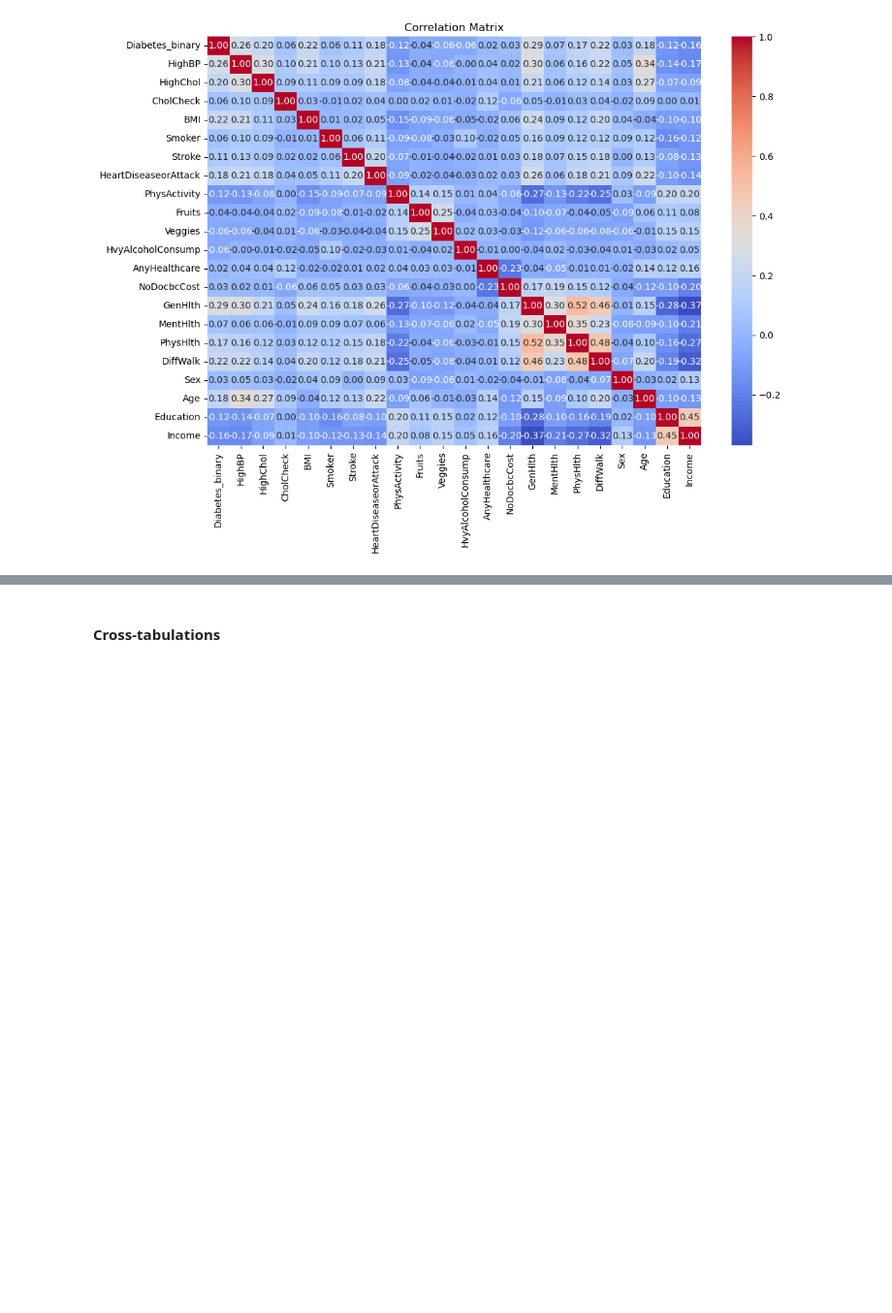
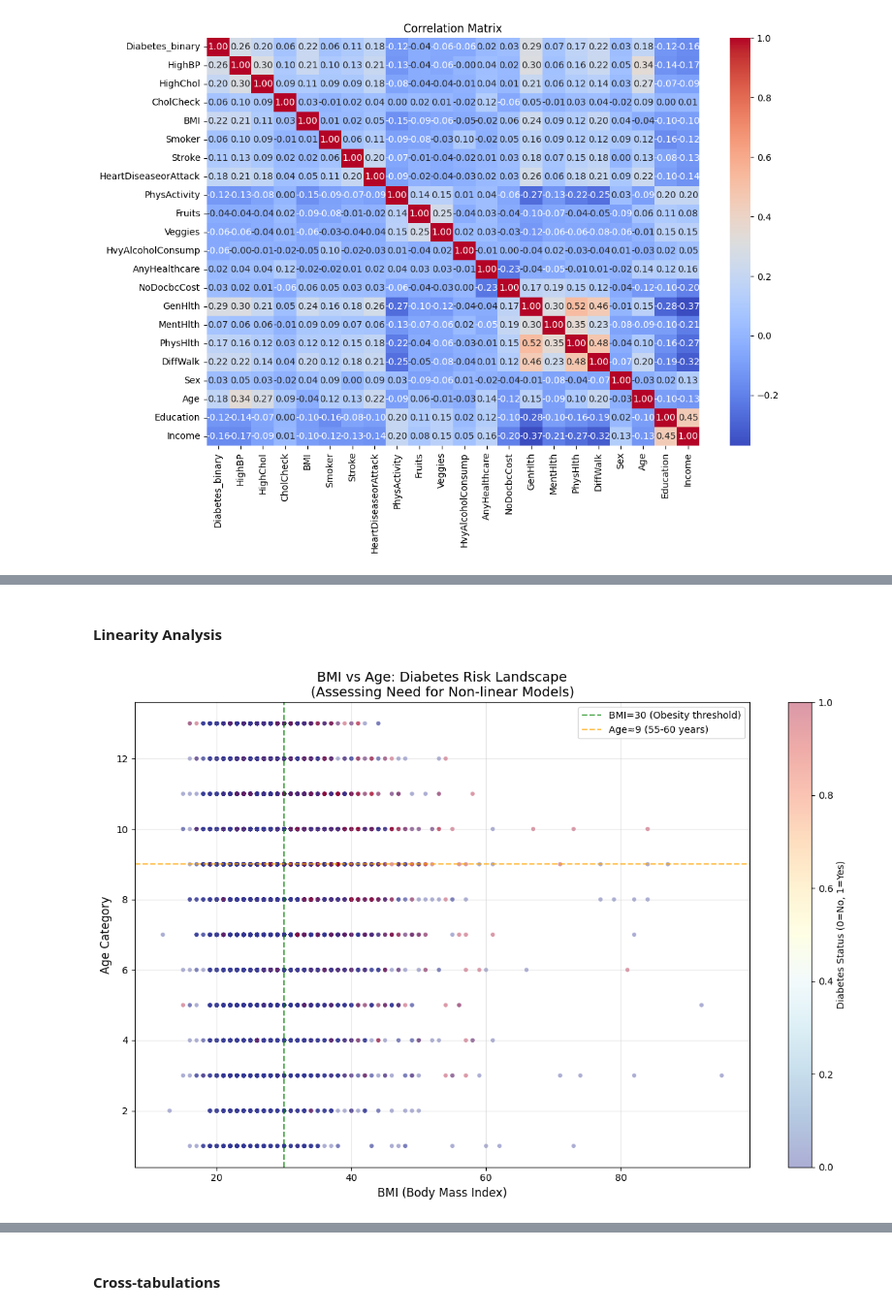
Before and after one commit to baobean/CSC17104-FinalProject, a Jupyter notebook: Group03.ipynb, the cells around one changed output, grey strips where cells are left out. Shown at 97% size. Drawn from its saved outputs; the diff is of its cells as text; code cells hidden in the pictures; blank space fills up the shorter version.

Commit message:
chore: detach Q1,2 and add scatter plot to eda

```diff
--- a/Group03.ipynb
+++ b/Group03.ipynb
@@ -392,0 +393,36 @@ Features correlated with Diabetes_binary:
+# %% [markdown]
+#### Linearity Analysis
+# %%
+# Additional visualization: BMI vs Age colored by Diabetes status
+# This 2D scatter plot reveals interaction effects and non-linear patterns
+
+plt.figure(figsize=(12, 8))
+
+# Sample data for performance
+sample_size = 10000
+df_sample = cdc_diabetes_health_indicators.sample(n=min(sample_size, len(cdc_diabetes_health_indicators)), random_state=42)
+
+# Create scatter plot
+scatter = plt.scatter(df_sample['BMI'],
+                     df_sample['Age'],
+                     c=df_sample['Diabetes_binary'],
+                     cmap='RdYlBu_r',
+                     alpha=0.4,
+                     s=20,
+                     edgecolors='none')
+
+plt.colorbar(scatter, label='Diabetes Status (0=No, 1=Yes)')
+plt.xlabel('BMI (Body Mass Index)', fontsize=12)
+plt.ylabel('Age Category', fontsize=12)
+plt.title('BMI vs Age: Diabetes Risk Landscape\n(Assessing Need for Non-linear Models)', fontsize=14)
+plt.grid(True, alpha=0.3)
+
+# Add diagonal reference lines to show potential decision boundaries
+plt.axvline(x=30, color='green', linestyle='--', linewidth=1.5, alpha=0.7, label='BMI=30 (Obesity threshold)')
+plt.axhline(y=9, color='orange', linestyle='--', linewidth=1.5, alpha=0.7, label='Age≈9 (55-60 years)')
+
+plt.legend(fontsize=10)
+plt.tight_layout()
+plt.show()
+# %% [output]
+[figure, added]
```
Also changed, not shown: parts of 69 cells of this notebook, 1 other file.
